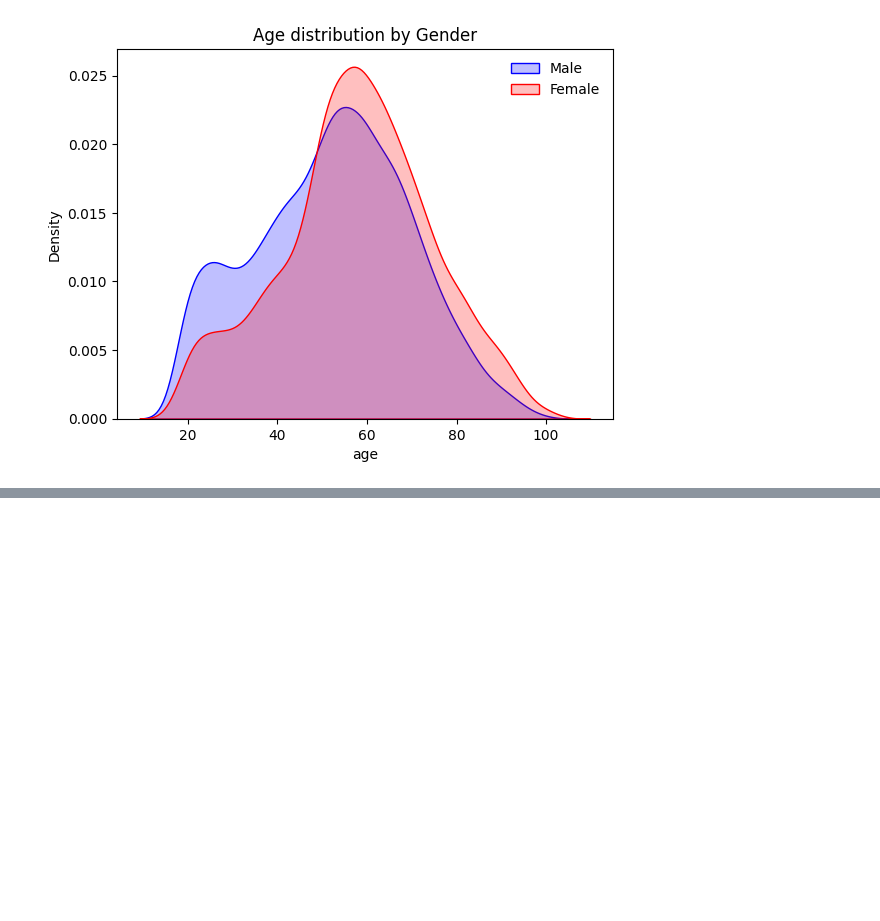
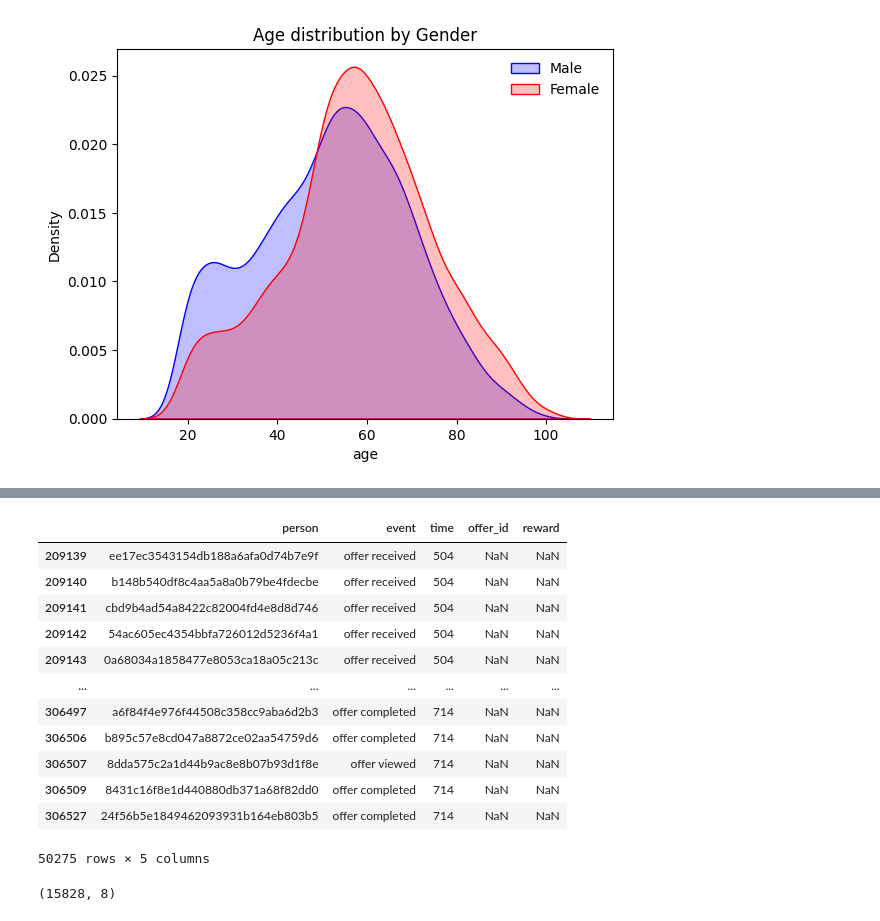
Before and after one commit to Flare200/starbucks-capstone, a Jupyter notebook: Starbucks_Capstone_notebook.ipynb, the cells around one changed output, grey strips where cells are left out. Saved outputs shown, nothing was run; the diff lists cells and outputs as text; code cells hidden in the pictures; blank space fills up the shorter version.

Commit message:
Changed data cleaning for transcript data and created user-item matrices and pickle files

```diff
--- a/Starbucks_Capstone_notebook.ipynb
+++ b/Starbucks_Capstone_notebook.ipynb
@@ -435,0 +549,4 @@ plt.legend(['Male','Female'],frameon=False)
+# %%
+# Get user item matrix from pickle file instead of running the function again
+with open('data/complete_user_item_matrix.pkl', 'rb') as f:
+    complete_user_item_matrix = pickle.load(f)
@@ -435,0 +578,4 @@ plt.legend(['Male','Female'],frameon=False)
+# %%
+# Get user item matrix from pickle file instead of running the function again
+with open('data/train_user_item_matrix.pkl', 'rb') as f:
+    train_user_item_matrix = pickle.load(f)
@@ -435,0 +607,22 @@ plt.legend(['Male','Female'],frameon=False)
+# %%
+# Get user item matrix from pickle file instead of running the function again
+with open('data/test_user_item_matrix.pkl', 'rb') as f:
+    test_user_item_matrix = pickle.load(f)
+# %% [output]
+|  | person | event | time | offer_id | reward |
+| 209139 | ee17ec3543154db188a6afa0d74b7e9f | offer received | 504 | NaN | NaN |
+| 209140 | b148b540df8c4aa5a8a0b79be4fdecbe | offer received | 504 | NaN | NaN |
+| 209141 | cbd9b4ad54a8422c82004fd4e8d8d746 | offer received | 504 | NaN | NaN |
+| 209142 | 54ac605ec4354bbfa726012d5236f4a1 | offer received | 504 | NaN | NaN |
+| 209143 | 0a68034a1858477e8053ca18a05c213c | offer received | 504 | NaN | NaN |
+| ... | ... | ... | ... | ... | ... |
+| 306497 | a6f84f4e976f44508c358cc9aba6d2b3 | offer completed | 714 | NaN | NaN |
+| 306506 | b895c57e8cd047a8872ce02aa54759d6 | offer completed | 714 | NaN | NaN |
+| 306507 | 8dda575c2a1d44b9ac8e8b07b93d1f8e | offer viewed | 714 | NaN | NaN |
+| 306509 | 8431c16f8e1d440880db371a68f82dd0 | offer completed | 714 | NaN | NaN |
+| 306527 | 24f56b5e1849462093931b164eb803b5 | offer completed | 714 | NaN | NaN |
+50275 rows × 5 columns
+# %%
+test_user_item_matrix.shape
+# %% [output]
+(15828, 8)
```
Also changed, not shown: parts of 16 cells of this notebook, 3 other files.
